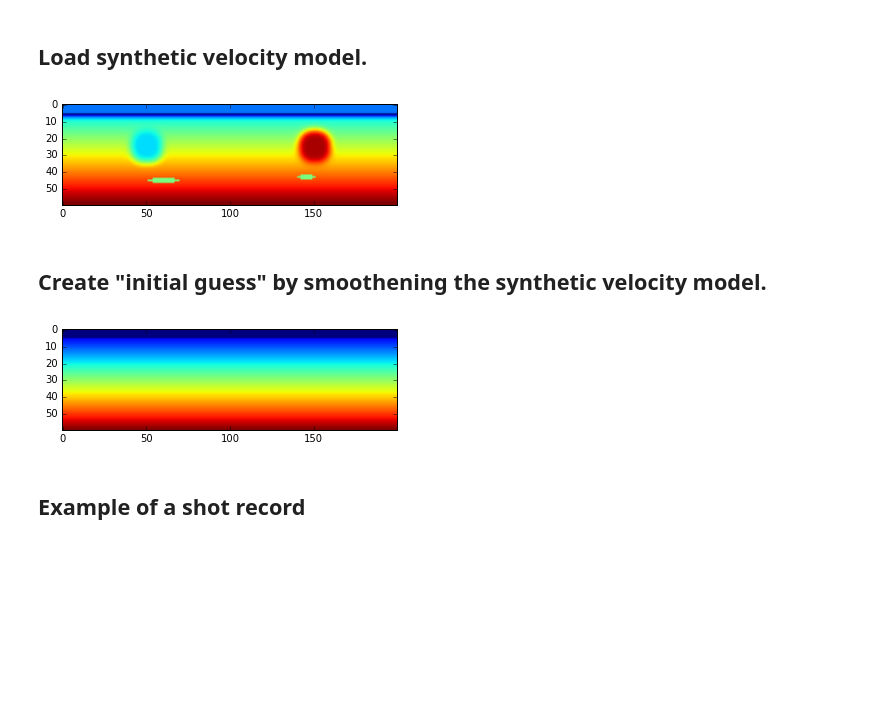
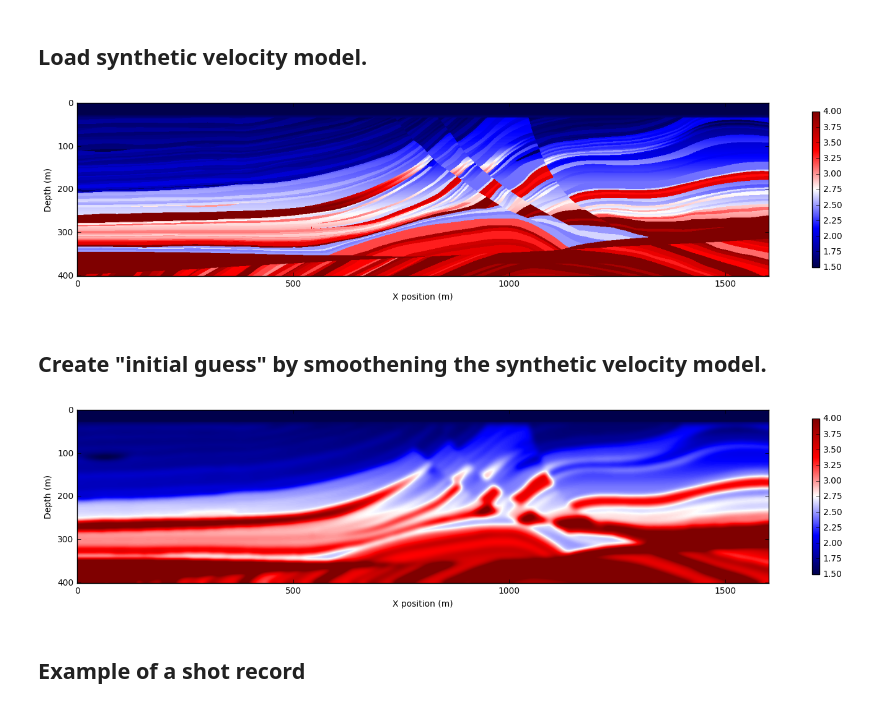
Before and after one commit to xiaocenxiaocen/devito, a Jupyter notebook: examples/acoustic/RTM_ipyparallel.ipynb, the cells around one changed output. Saved outputs shown, nothing was run; the diff lists cells and outputs as text; code cells hidden in the pictures; blank space fills up the shorter version.

```diff
--- a/examples/acoustic/RTM_ipyparallel.ipynb
+++ b/examples/acoustic/RTM_ipyparallel.ipynb
@@ -25,28 +29,19 @@ importing Acoustic_cg from examples.acoustic.Acoustic_codegen on engine(s)
 # %% [markdown]
 ## Load synthetic velocity model.
 # %%
-demo = demo_toolkit.small_phantoms2D()
+demo = demo_toolkit.marmousi2D()
 model = demo.get_true_model()
+
+demo.plot_velocity(model.vp)
+# %% [output]
+[figure, added]
-# %%
-# Plot true velocity
-fig1 = plt.figure()
-#l = plt.imshow(numpy.transpose(model.vp), vmin=1.5, vmax=4, aspect=1)
-l = plt.imshow(model.vp)
-plt.show()
-# %% [output]
-[figure, removed]
 # %% [markdown]
 ## Create "initial guess" by smoothening the synthetic velocity model.
-# %%
-model0 = demo.get_initial_model()
-
-# Plot smooth velocity
-fig2 = plt.figure()
-# l = plt.imshow(numpy.transpose(model0.vp), vmin=1.5, vmax=4, aspect=1)
-l = plt.imshow(model0.vp)
-plt.show()
-# %% [output]
-[figure, removed]
+# %%
+model0 = demo.get_initial_model()
+demo.plot_velocity(model0.vp)
+# %% [output]
+[figure, added]
 # %% [markdown]
 ## Example of a shot record
 # %%
```
Also changed, not shown: parts of 4 cells of this notebook, 1 other file.
